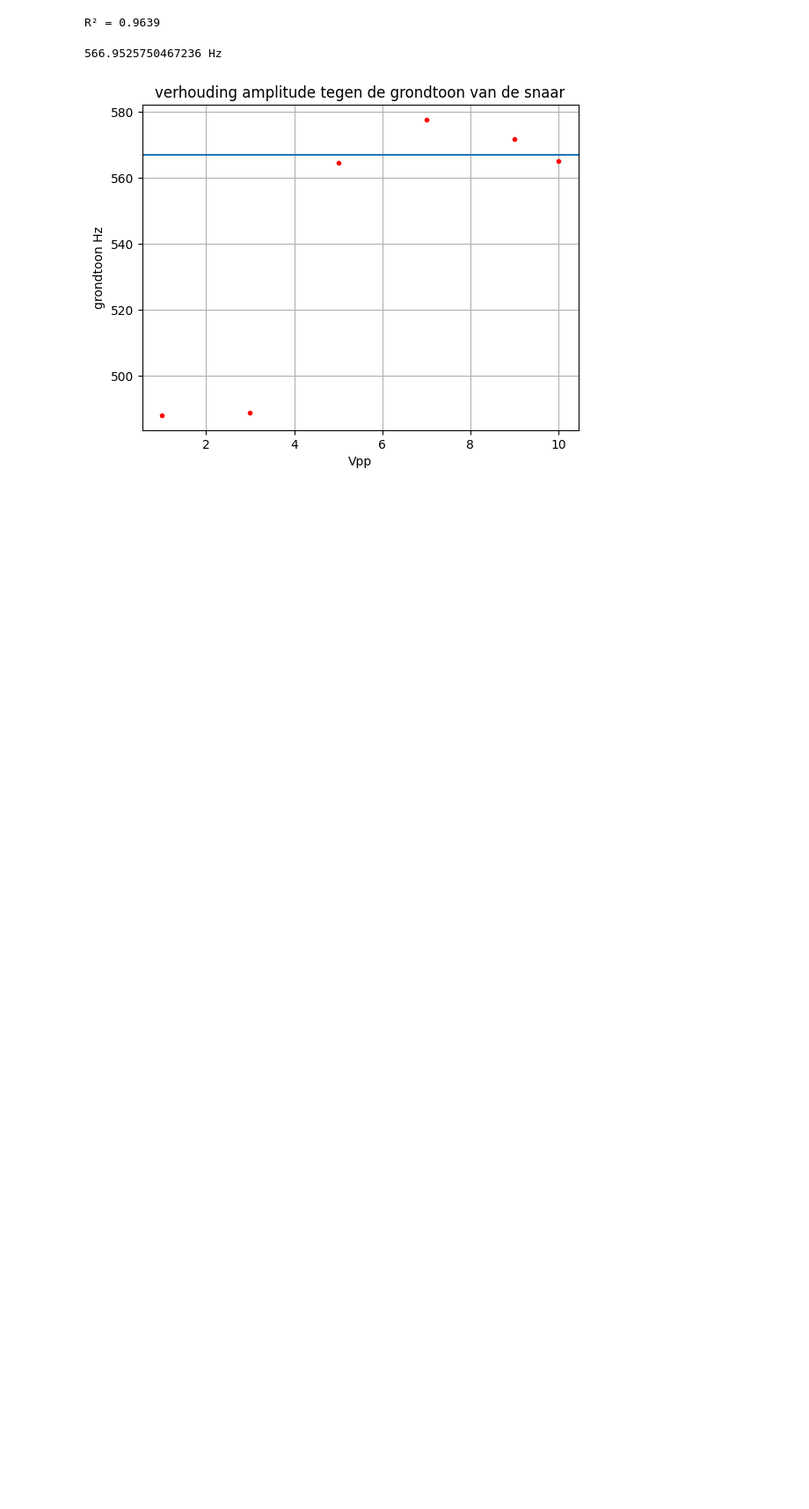
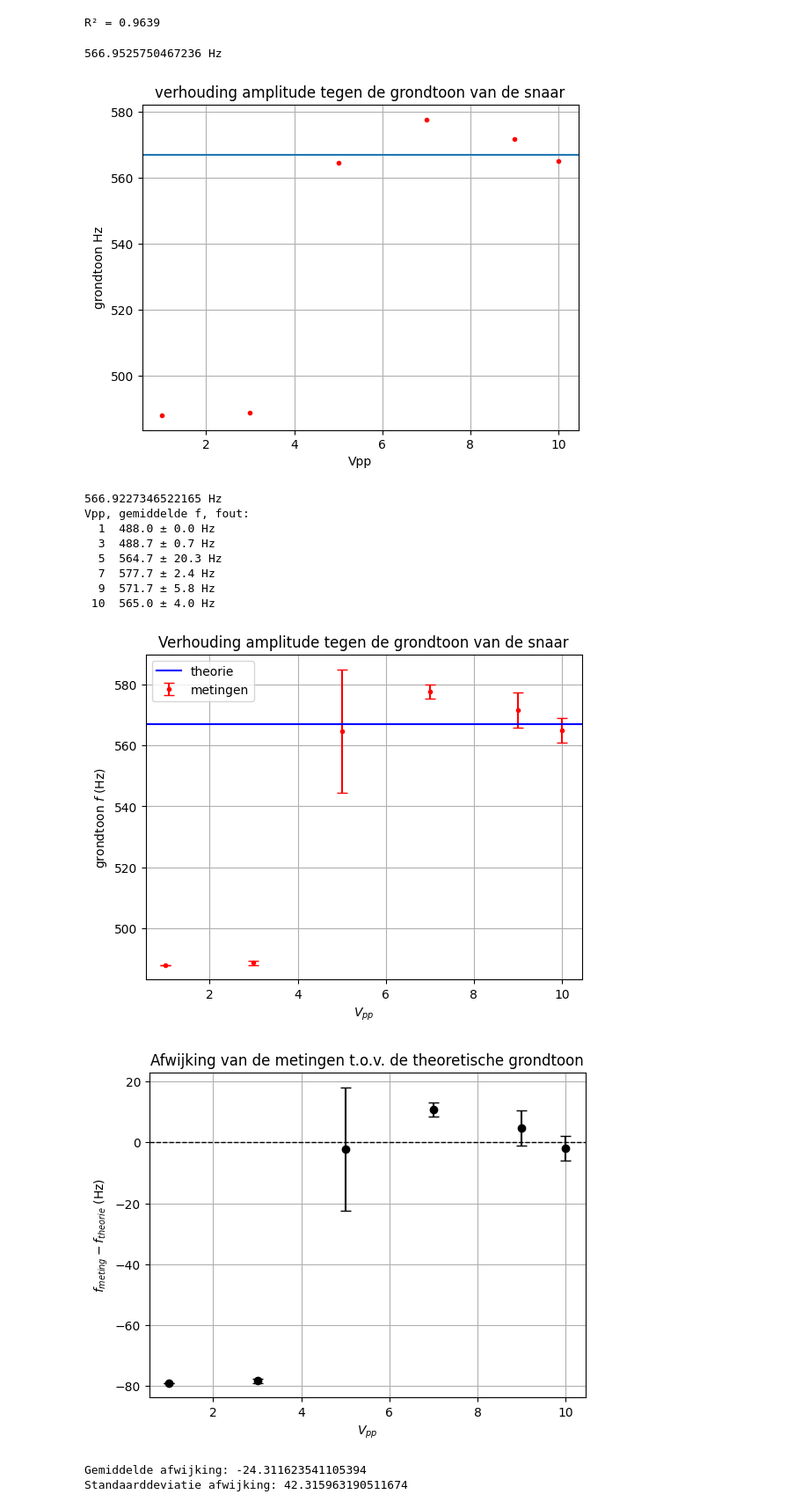
Before and after one commit to jasperbom747-creator/Vibrating-string-experiment, a Jupyter notebook: analyse.ipynb, the cells around one changed output. Shown at 88% size. Saved outputs shown, nothing was run; the diff lists cells and outputs as text; code cells hidden in the pictures; blank space fills up the shorter version.

Commit message:
meetfout voor amplitude metingen

```diff
--- a/analyse.ipynb
+++ b/analyse.ipynb
@@ -220,3 +222,72 @@ plt.show()
 # %% [output]
 566.9525750467236 Hz
 [figure]
+# %%
+import numpy as np
+import matplotlib.pyplot as plt
+
+# --- theorie ---
+T_a = 102.7  # N
+f_g1 = 1/L * np.sqrt(T_a/mu)
+print(f_g1, 'Hz')
+
+# --- metingen ---
+fres_1  = np.array([488,488,488])
+fres_3  = np.array([488,488,490])
+fres_5  = np.array([585,585,524])
+fres_7  = np.array([573,579,581])
+fres_9  = np.array([581,561,573])
+fres_10 = np.array([573,561,561])
+
+alle_metingen = [fres_1, fres_3, fres_5, fres_7, fres_9, fres_10]
+Vpp = np.array([1,3,5,7,9,10])
+
+fres = np.array([np.mean(m) for m in alle_metingen])
+
+# meetfout: standaardfout van het gemiddelde (std / sqrt(n))
+sigma_fres = np.array([np.std(m, ddof=1)/np.sqrt(len(m)) for m in alle_metingen])
+
+print("Vpp, gemiddelde f, fout:")
+for v, f, s in zip(Vpp, fres, sigma_fres):
+    print(f"{v:3d}  {f:.1f} ± {s:.1f} Hz")
+
+# --- grafiek met errorbalken ---
+plt.figure()
+plt.errorbar(Vpp, fres, yerr=sigma_fres, fmt='r.', capsize=4, label='metingen')
+plt.axhline(y=f_g1, color='b', label='theorie')
+plt.xlabel('$V_{pp}$')
+plt.ylabel('grondtoon $f$ (Hz)')
+plt.title('Verhouding amplitude tegen de grondtoon van de snaar')
+plt.legend()
+plt.grid()
+plt.savefig("fig_amplitude_vs_f.png", dpi=300, bbox_inches='tight')
+plt.show()
+
+# --- afwijking t.o.v. theorie (geen echte "residu-analyse" zoals bij een fit, maar wel nuttig) ---
+afwijking = fres - f_g1
+
+plt.figure()
+plt.axhline(0, color='black', linestyle='--', linewidth=1)
+plt.errorbar(Vpp, afwijking, yerr=sigma_fres, fmt='ko', capsize=4)
+plt.xlabel('$V_{pp}$')
+plt.ylabel('$f_{meting} - f_{theorie}$ (Hz)')
+plt.title('Afwijking van de metingen t.o.v. de theoretische grondtoon')
+plt.grid()
+plt.savefig("fig_afwijking_amplitude.png", dpi=300, bbox_inches='tight')
+plt.show()
+
+print("Gemiddelde afwijking:", np.mean(afwijking))
+print("Standaarddeviatie afwijking:", np.std(afwijking, ddof=1))
+# %% [output]
+566.9227346522165 Hz
+Vpp, gemiddelde f, fout:
+  1  488.0 ± 0.0 Hz
+  3  488.7 ± 0.7 Hz
+  5  564.7 ± 20.3 Hz
+  7  577.7 ± 2.4 Hz
+  9  571.7 ± 5.8 Hz
+ 10  565.0 ± 4.0 Hz
+[figure, added]
+[figure, added]
+Gemiddelde afwijking: -24.311623541105394
+Standaarddeviatie afwijking: 42.315963190511674
```
Also changed, not shown: parts of 1 cell of this notebook, 4 other files.
